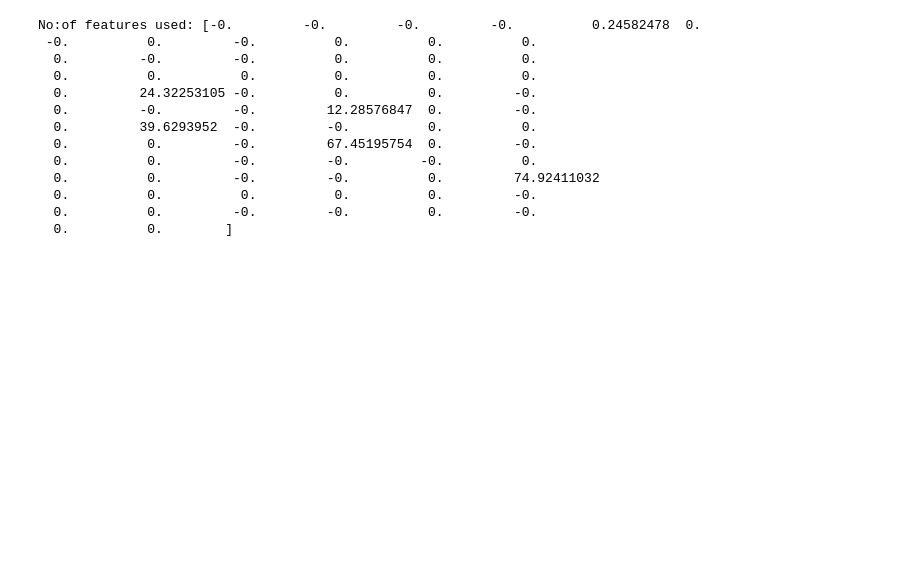
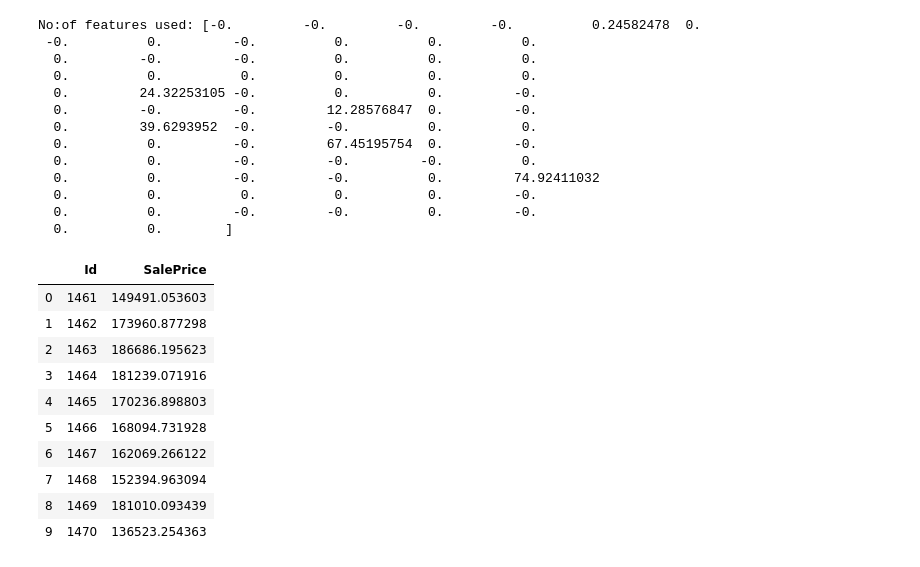
Before and after one commit to AksharaReddyPatlannagari/MACHINE-LEARNING, a Jupyter notebook: Housing_prices_kaggle/price.ipynb, the cells around one changed output. Cells and saved outputs as stored; diff of their text form; code cells hidden in the pictures; blank space fills up the shorter version.

Commit message:
Used lasso and predicted

```diff
--- a/Housing_prices_kaggle/price.ipynb
+++ b/Housing_prices_kaggle/price.ipynb
@@ -521,3 +521,18 @@ No:of features used: [-0.         -0.         -0.         -0.          0.2458247
   0.          0.          0.          0.          0.         -0.
   0.          0.         -0.         -0.          0.         -0.
   0.          0.        ]
+# %%
+predict_file1=pd.DataFrame({'Id':np.array(X_test_df['Id']),'SalePrice':y_predict})
+predict_file1.head(10)
+# %% [output]
+|  | Id | SalePrice |
+| 0 | 1461 | 149491.053603 |
+| 1 | 1462 | 173960.877298 |
+| 2 | 1463 | 186686.195623 |
+| 3 | 1464 | 181239.071916 |
+| 4 | 1465 | 170236.898803 |
+| 5 | 1466 | 168094.731928 |
+| 6 | 1467 | 162069.266122 |
+| 7 | 1468 | 152394.963094 |
+| 8 | 1469 | 181010.093439 |
+| 9 | 1470 | 136523.254363 |
```
Also changed, not shown: parts of 3 cells of this notebook, 1 other file.
